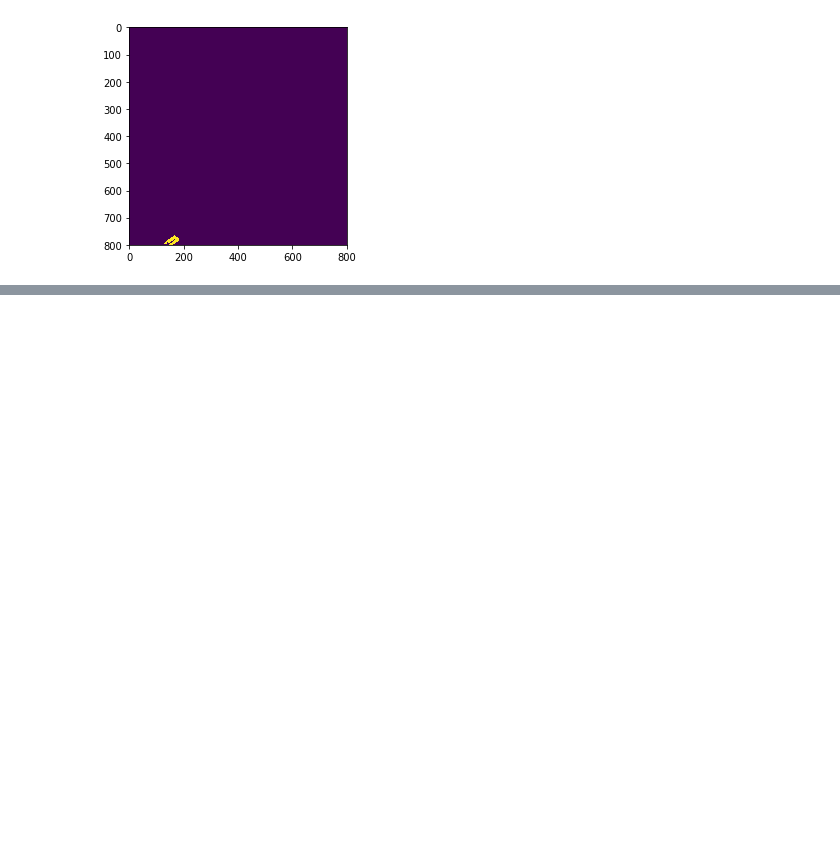
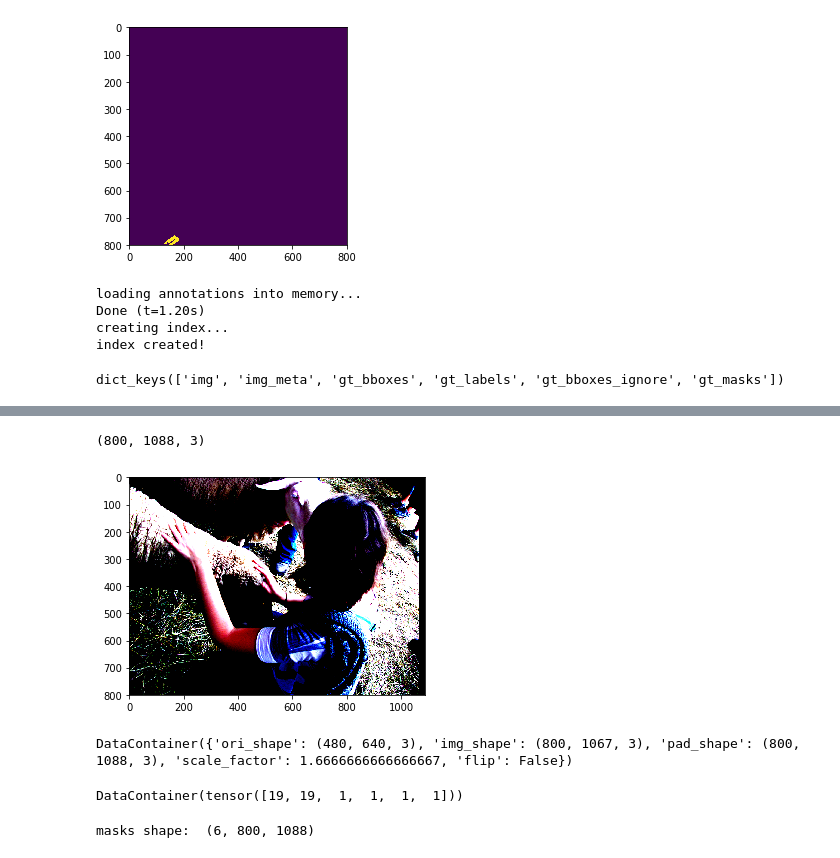
Before and after one commit to CrazySherman/mmdetection, a Jupyter notebook: mmdet/datasets/airbusdataset.ipynb, the cells around one changed output, grey strips where cells are left out. Drawn from its saved outputs; the diff is of its cells as text; code cells hidden in the pictures; blank space fills up the shorter version.

```diff
--- a/mmdet/datasets/airbusdataset.ipynb
+++ b/mmdet/datasets/airbusdataset.ipynb
@@ -88,0 +91,28 @@ plt.show()
+# %%
+data_root = '/Users/shengmiw/workspace/mmdetection/data/coco/'
+ds_val = CocoDataset(ann_file=data_root + 'annotations/instances_val2017.json',
+        img_prefix=data_root + 'val2017/',
+        img_scale=(1333, 800),
+        img_norm_cfg=img_norm_cfg,
+        size_divisor=32,
+        flip_ratio=0.5,
+        with_mask=True,
+        with_crowd=True,
+        with_label=True)
+# %% [output]
+loading annotations into memory...
+Done (t=1.20s)
+creating index...
+index created!
+# %%
+sample1 = ds_val[1]
+# %%
+sample1.keys()
+# %% [output]
+dict_keys(['img', 'img_meta', 'gt_bboxes', 'gt_labels', 'gt_bboxes_ignore', 'gt_masks'])
+# %%
+img = sample1['img'].data.numpy().transpose((1,2,0))
+print(img.shape)
+plt.imshow(img)
+plt.show()
+# %% [output]
@@ -88,0 +120,15 @@ plt.show()
+(800, 1088, 3)
+[figure, added]
+# %%
+sample1['img_meta']
+# %% [output]
+DataContainer({'ori_shape': (480, 640, 3), 'img_shape': (800, 1067, 3), 'pad_shape': (800, 1088, 3), 'scale_factor': 1.6666666666666667, 'flip': False})
+# %%
+labels = sample1['gt_labels']
+# %% [output]
+DataContainer(tensor([19, 19,  1,  1,  1,  1]))
+# %%
+msk = sample1['gt_masks'].data
+print('masks shape: ', msk.shape)
+# %% [output]
+masks shape:  (6, 800, 1088)
```
Also changed, not shown: parts of 4 cells of this notebook, 1 other file.
